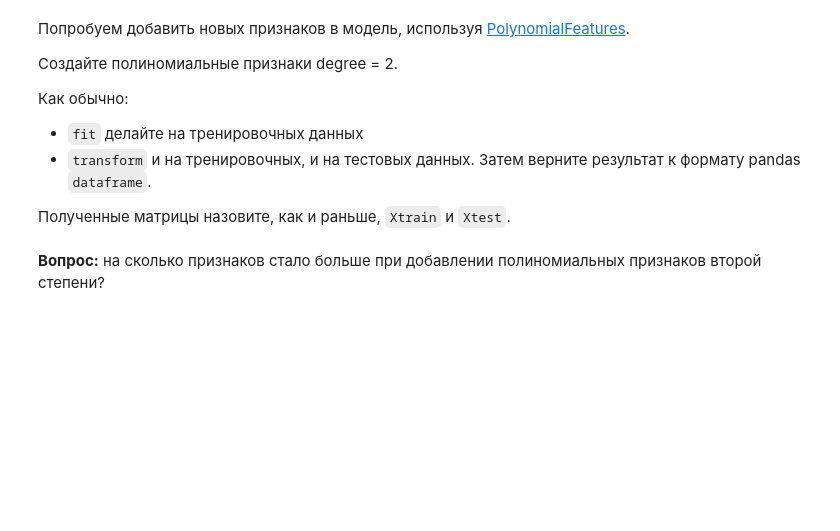
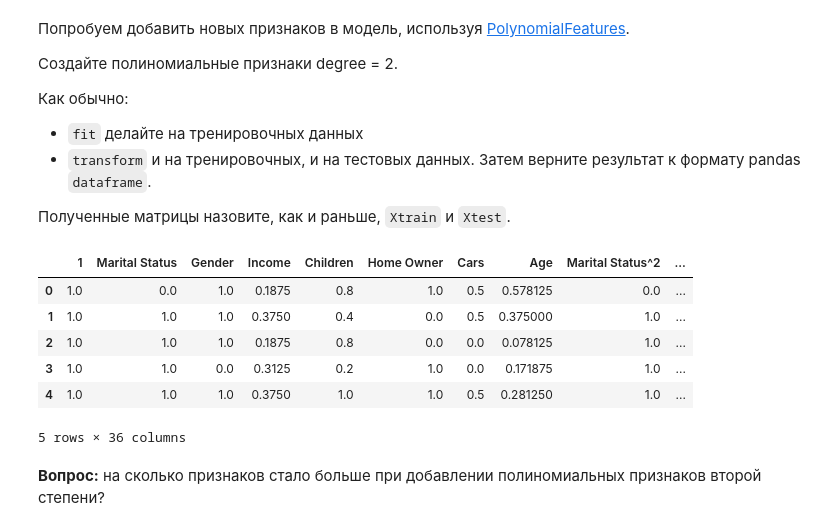
Before and after one commit to adpakw/DS_knowledge_base, a Jupyter notebook: Practical_ML_stepik/LogReg_final_task.ipynb, the cells around one changed output. Drawn from its saved outputs; the diff is of its cells as text; code cells hidden in the pictures; blank space fills up the shorter version.

```diff
--- a/Practical_ML_stepik/LogReg_final_task.ipynb
+++ b/Practical_ML_stepik/LogReg_final_task.ipynb
@@ -50,9 +112,12 @@ data.shape
+# %%
+X = data.drop('Purchased Bike', axis=1)
+y = data['Purchased Bike']
 # %% [markdown]
 Разбейте данные на тренировочную и тестовую часть (`Xtrain`, `Xtest`, `ytrain`, `ytest`), в тест отправьте 30% данных.
 Зафиксируйте `random_state = 42`.
 # %%
 from sklearn.model_selection import train_test_split
 
-Xtrain, Xtest, ytrain, ytest = # ваш код здесь
+Xtrain, Xtest, ytrain, ytest = train_test_split(X, y, train_size=0.7, random_state=42)
 # %% [markdown]
 **Вопрос:** сколько объектов в матрице `Xtrain`?
@@ -74,0 +145,10 @@ from sklearn.preprocessing import MinMaxScaler
+# %%
+from sklearn.preprocessing import MinMaxScaler
+
+scaler = MinMaxScaler()
+scaler.fit(Xtrain)
+print(scaler.data_max_)
+Xtrain = pd.DataFrame(scaler.transform(Xtrain), columns=Xtrain.columns, index=Xtrain.index)
+print(Xtrain)
+Xtest = pd.DataFrame(scaler.transform(Xtest), columns=Xtest.columns, index=Xtest.index)
+print(Xtest)
@@ -77,4 +175,5 @@ from sklearn.preprocessing import MinMaxScaler
 # %%
 from sklearn.linear_model import LogisticRegression
 
-# ваш код здесь
+Log_Reg = LogisticRegression()
+Log_Reg.fit(Xtrain, ytrain)
@@ -107,3 +217,22 @@ from sklearn.preprocessing import PolynomialFeatures
+# %%
+from sklearn.preprocessing import PolynomialFeatures
+
+# print(Xtrain.shape)
+Pol_Features = PolynomialFeatures(degree=2)
+Pol_Features.fit(Xtrain)
+Xtrain = pd.DataFrame(Pol_Features.transform(Xtrain), columns=Pol_Features.get_feature_names_out(Xtrain.columns))
+# Xtrain.head()
+# print(Xtrain.shape)
+Xtest = pd.DataFrame(Pol_Features.transform(Xtest), columns=Pol_Features.get_feature_names_out(Xtest.columns))
+Xtest.head()
+# %% [output]
+|  | 1 | Marital Status | Gender | Income | Children | Home Owner | Cars | Age | Marital Status^2 | ... |
+| 0 | 1.0 | 0.0 | 1.0 | 0.1875 | 0.8 | 1.0 | 0.5 | 0.578125 | 0.0 | ... |
+| 1 | 1.0 | 1.0 | 1.0 | 0.3750 | 0.4 | 0.0 | 0.5 | 0.375000 | 1.0 | ... |
+| 2 | 1.0 | 1.0 | 1.0 | 0.1875 | 0.8 | 0.0 | 0.0 | 0.078125 | 1.0 | ... |
+| 3 | 1.0 | 1.0 | 0.0 | 0.3125 | 0.2 | 1.0 | 0.0 | 0.171875 | 1.0 | ... |
+| 4 | 1.0 | 1.0 | 1.0 | 0.3750 | 1.0 | 1.0 | 0.5 | 0.281250 | 1.0 | ... |
+5 rows × 36 columns
 # %% [markdown]
 **Вопрос:** на сколько признаков стало больше при добавлении полиномиальных признаков второй степени?
 # %% [markdown]
```
Also changed, not shown: parts of 31 cells of this notebook.
